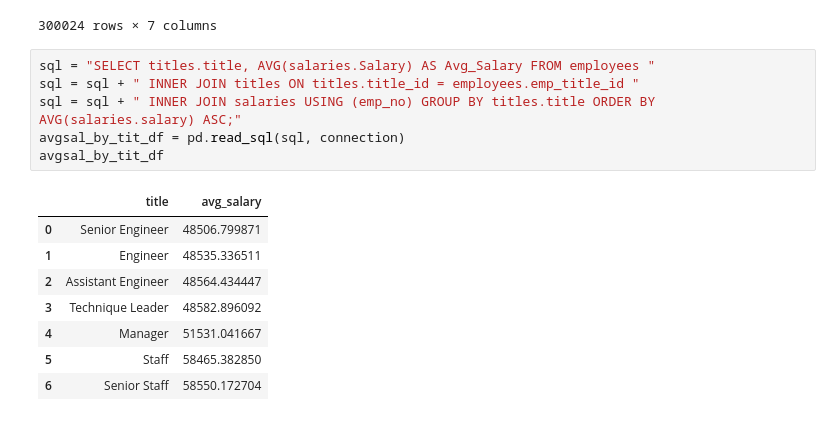
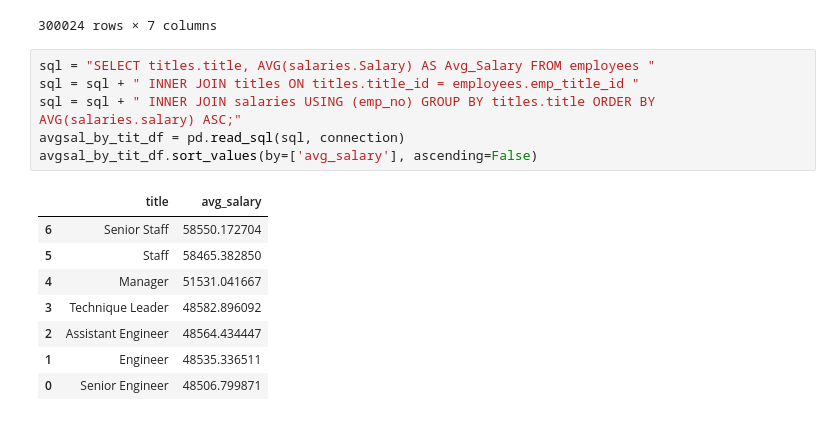
Before and after one commit to alfonsocamero/sql-challenge, a Jupyter notebook: employee_info.ipynb, the cells around one changed output. Cells and saved outputs as stored; diff of their text form.

```diff
--- a/employee_info.ipynb
+++ b/employee_info.ipynb
@@ -56,15 +57,15 @@ employees_df
 # %%
 sql = "SELECT titles.title, AVG(salaries.Salary) AS Avg_Salary FROM employees "
 sql = sql + " INNER JOIN titles ON titles.title_id = employees.emp_title_id "
 sql = sql + " INNER JOIN salaries USING (emp_no) GROUP BY titles.title ORDER BY AVG(salaries.salary) ASC;"
 avgsal_by_tit_df = pd.read_sql(sql, connection)
-avgsal_by_tit_df
+avgsal_by_tit_df.sort_values(by=['avg_salary'], ascending=False)
 # %% [output]
 |  | title | avg_salary |
+| 6 | Senior Staff | 58550.172704 |
+| 5 | Staff | 58465.382850 |
+| 4 | Manager | 51531.041667 |
+| 3 | Technique Leader | 48582.896092 |
+| 2 | Assistant Engineer | 48564.434447 |
+| 1 | Engineer | 48535.336511 |
 | 0 | Senior Engineer | 48506.799871 |
-| 1 | Engineer | 48535.336511 |
-| 2 | Assistant Engineer | 48564.434447 |
-| 3 | Technique Leader | 48582.896092 |
-| 4 | Manager | 51531.041667 |
-| 5 | Staff | 58465.382850 |
-| 6 | Senior Staff | 58550.172704 |
```
Also changed, not shown: parts of 3 cells of this notebook.
